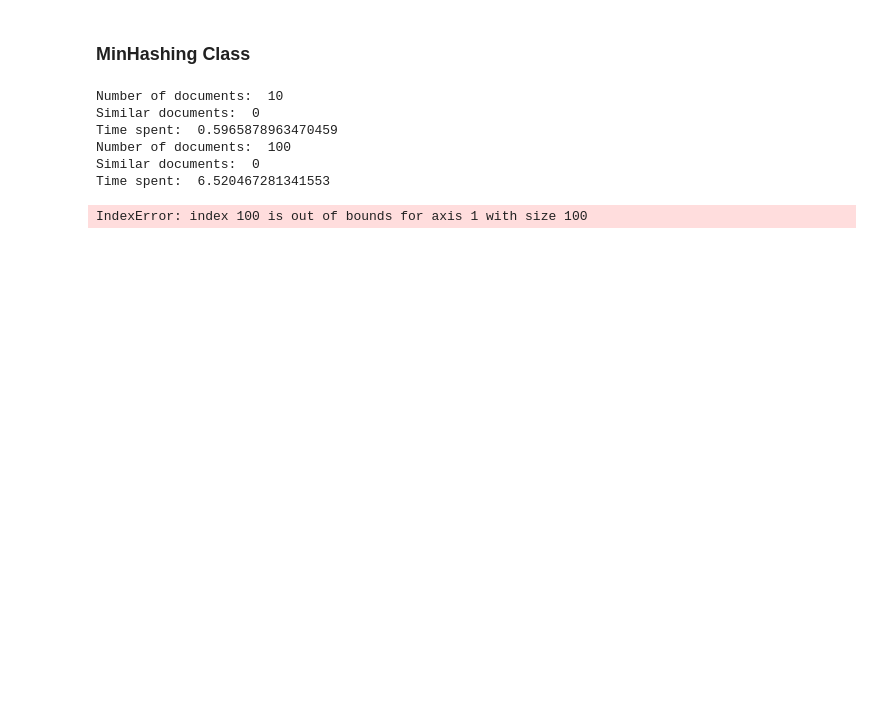
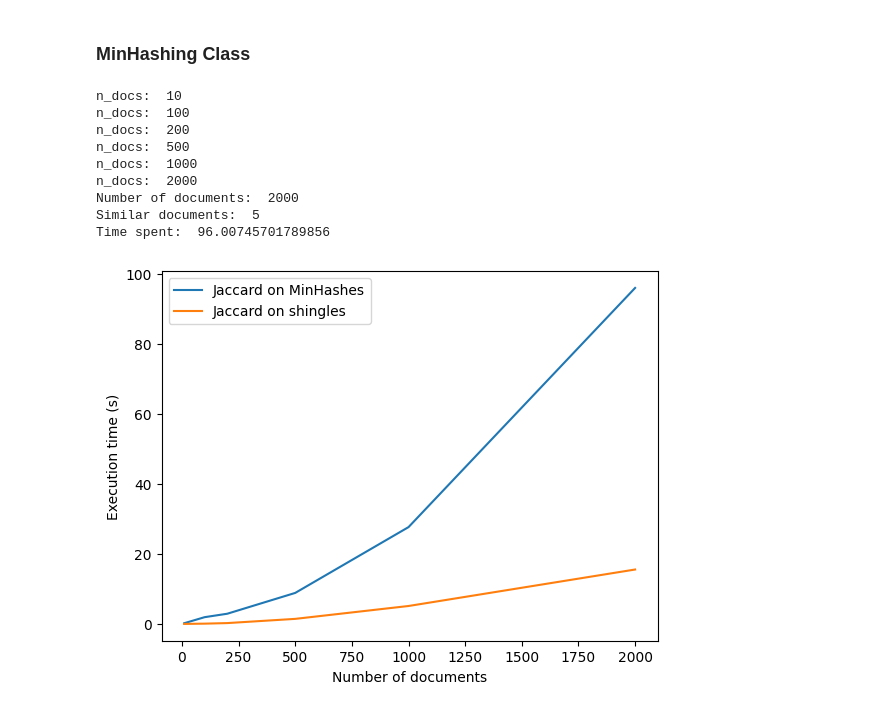
Before and after one commit to boyscout99/textually-similar-documents, a Jupyter notebook: HW1_Chiminelli_Praturlon.ipynb, the cells around one changed output. Drawn from its saved outputs; the diff is of its cells as text; code cells hidden in the pictures; blank space fills up the shorter version.

```diff
--- a/HW1_Chiminelli_Praturlon.ipynb
+++ b/HW1_Chiminelli_Praturlon.ipynb
@@ -428,34 +454,40 @@ plt.show()
 t_minh_jacc_sim = np.zeros(len(n_of_docs))
 
 for index in range(len(n_of_docs)):
-  # start timer
-  t_start = time.time()
-  n_docs = n_of_docs[index]
-  # Get n_docs documents from the datase
-  data_ls = random.sample(list(df['text']),n_docs)
-  # Compute shingles
-  shingles_list = list_shingles(data_ls)
-  # Computes signature matrix
-  signatures_mat = minhash(shingles_list)
-  # Create the Similarity Matrix, storing the percentage of similarity document by document
-  simil_mat = np.zeros((n_docs,n_docs))
-  # Count similar documents
-  total = 0
-  # Compute the Jaccard Similarity
-  for i in range(n_docs-1):
-    for j in range(n_docs-1):
-      simil_mat_sign[i,j] = compare_signatures(set(signatures_mat[:,i]),set(signatures_mat[:,j]), K_MINHASH)
-      if i==j: simil_mat[i,j] = 0 # to remove ones in diagonal
-      if simil_mat[i,j]>=0.14: total +=1
-  t_stop = time.time() - t_start
-  t_minh_jacc_sim[index] = t_stop
+    # start timer
+    t_start = time.time()
+    n_docs = n_of_docs[index]
+    print("n_docs: ", n_docs)
+    # Get n_docs documents from the datase
+    data_ls = random.sample(list(df['title']),n_docs)
+    # Compute shingles
+    shingles_list = list_shingles(data_ls)
+    #print("shingles_list size: ", len(shingles_list))
+    # Computes signature matrix
+    signatures_mat = minhash(shingles_list)
+    #print(signatures_mat)
+    # Create the Similarity Matrix, storing the percentage of similarity document by document
+    simil_mat = np.zeros((n_docs,n_docs))
+    # Count similar documents
+    total = 0
+    # Compute the Jaccard Similarity
+    for i in range(n_docs):
+        for j in range(i+1, n_docs):
+            #print(i,j)
+            simil_mat[i,j] = compare_signatures(set(signatures_mat[:,i]),set(signatures_mat[:,j]), K_MINHASH)
+            if i==j: simil_mat[i,j] = 0 # to remove ones in diagonal
+            if simil_mat[i,j]>=0.50: total +=1
+    t_stop = time.time() - t_start
+    t_minh_jacc_sim[index] = t_stop
 
-  print("Number of documents: ", n_docs, "\nSimilar documents: ", total, "\nTime spent: ", t_stop)
+print("Number of documents: ", n_docs, "\nSimilar documents: ", total, "\nTime spent: ", t_stop)
 # %% [output]
-Number of documents:  10
-Similar documents:  0
-Time spent:  0.5965878963470459
-Number of documents:  100
-Similar documents:  0
-Time spent:  6.520467281341553
+n_docs:  10
+n_docs:  100
+n_docs:  200
+n_docs:  500
+n_docs:  1000
+n_docs:  2000
+Number of documents:  2000
+Similar documents:  5
+Time spent:  96.00745701789856
-IndexError: index 100 is out of bounds for axis 1 with size 100
@@ -466,0 +494,10 @@ t_lsh_jacc_sim = np.zeros(len(n_of_docs))
+# %%
+# Plot
+plt.plot(n_of_docs, t_minh_jacc_sim, label='Jaccard on MinHashes')
+plt.plot(n_of_docs, t_shin_jacc_sim, label='Jaccard on shingles')
+plt.xlabel('Number of documents')
+plt.ylabel('Execution time (s)')
+plt.legend()
+plt.show()
+# %% [output]
+[figure, added]
```
Also changed, not shown: parts of 13 cells of this notebook, 1 other file.
